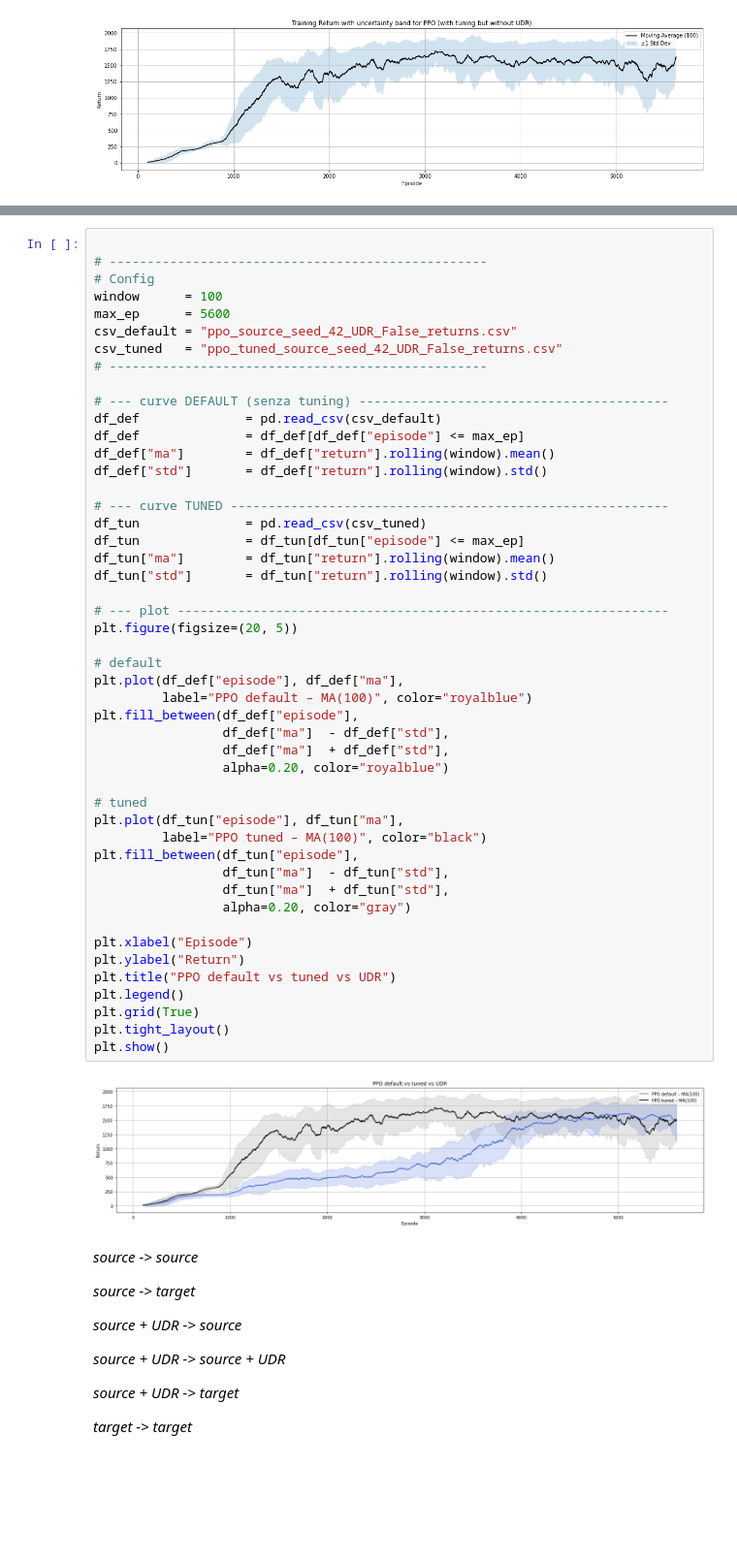
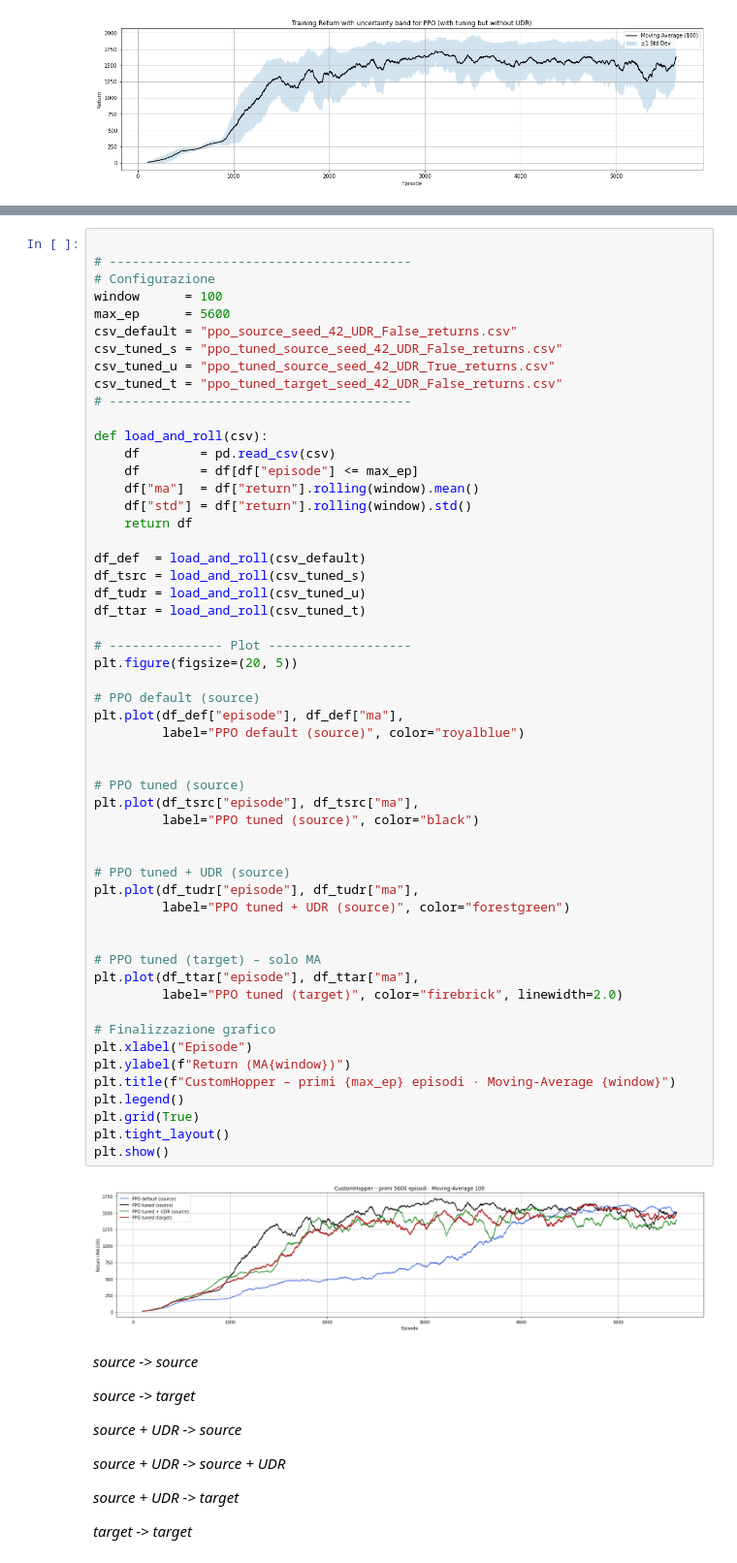
Before and after one commit to dalial89/rl_mldl_25, a Jupyter notebook: models_data/data_analysis.ipynb, the cells around one changed output, grey strips where cells are left out. Shown at 97% size. Drawn from its saved outputs; the diff is of its cells as text; blank space fills up the shorter version.

```diff
--- a/models_data/data_analysis.ipynb
+++ b/models_data/data_analysis.ipynb
@@ -316,53 +343,59 @@ plt.show()
 # %%
 
-# --------------------------------------------------
-# Config
+# ----------------------------------------
+# Configurazione
 window      = 100
 max_ep      = 5600
 csv_default = "ppo_source_seed_42_UDR_False_returns.csv"
-csv_tuned   = "ppo_tuned_source_seed_42_UDR_False_returns.csv"
-# --------------------------------------------------
+csv_tuned_s = "ppo_tuned_source_seed_42_UDR_False_returns.csv"
+csv_tuned_u = "ppo_tuned_source_seed_42_UDR_True_returns.csv"
+csv_tuned_t = "ppo_tuned_target_seed_42_UDR_False_returns.csv"
+# ----------------------------------------
 
-# --- curve DEFAULT (senza tuning) -----------------------------------------
-df_def              = pd.read_csv(csv_default)
-df_def              = df_def[df_def["episode"] <= max_ep]
-df_def["ma"]        = df_def["return"].rolling(window).mean()
-df_def["std"]       = df_def["return"].rolling(window).std()
+def load_and_roll(csv):
+    df        = pd.read_csv(csv)
+    df        = df[df["episode"] <= max_ep]
+    df["ma"]  = df["return"].rolling(window).mean()
+    df["std"] = df["return"].rolling(window).std()
+    return df
 
-# --- curve TUNED ----------------------------------------------------------
-df_tun              = pd.read_csv(csv_tuned)
-df_tun              = df_tun[df_tun["episode"] <= max_ep]
-df_tun["ma"]        = df_tun["return"].rolling(window).mean()
-df_tun["std"]       = df_tun["return"].rolling(window).std()
+df_def  = load_and_roll(csv_default)
+df_tsrc = load_and_roll(csv_tuned_s)
+df_tudr = load_and_roll(csv_tuned_u)
+df_ttar = load_and_roll(csv_tuned_t)
 
-# --- plot -----------------------------------------------------------------
+# --------------- Plot -------------------
 plt.figure(figsize=(20, 5))
 
-# default
+# PPO default (source)
 plt.plot(df_def["episode"], df_def["ma"],
-         label="PPO default – MA(100)", color="royalblue")
-plt.fill_between(df_def["episode"],
-                 df_def["ma"]  - df_def["std"],
-                 df_def["ma"]  + df_def["std"],
-                 alpha=0.20, color="royalblue")
+         label="PPO default (source)", color="royalblue")
 
-# tuned
-plt.plot(df_tun["episode"], df_tun["ma"],
-         label="PPO tuned – MA(100)", color="black")
-plt.fill_between(df_tun["episode"],
-                 df_tun["ma"]  - df_tun["std"],
-                 df_tun["ma"]  + df_tun["std"],
-                 alpha=0.20, color="gray")
 
+# PPO tuned (source)
+plt.plot(df_tsrc["episode"], df_tsrc["ma"],
+         label="PPO tuned (source)", color="black")
+
+
+# PPO tuned + UDR (source)
+plt.plot(df_tudr["episode"], df_tudr["ma"],
+         label="PPO tuned + UDR (source)", color="forestgreen")
+
+
+# PPO tuned (target) – solo MA
+plt.plot(df_ttar["episode"], df_ttar["ma"],
+         label="PPO tuned (target)", color="firebrick", linewidth=2.0)
+
+# Finalizzazione grafico
 plt.xlabel("Episode")
-plt.ylabel("Return")
-plt.title("PPO default vs tuned vs UDR")
+plt.ylabel(f"Return (MA{window})")
+plt.title(f"CustomHopper – primi {max_ep} episodi · Moving-Average {window}")
 plt.legend()
 plt.grid(True)
 plt.tight_layout()
 plt.show()
 # %% [output]
-[figure, old version]
+[figure, new version]
 # %% [markdown]
 *source -> source*
 
```
Also changed, not shown: parts of 3 cells of this notebook.
